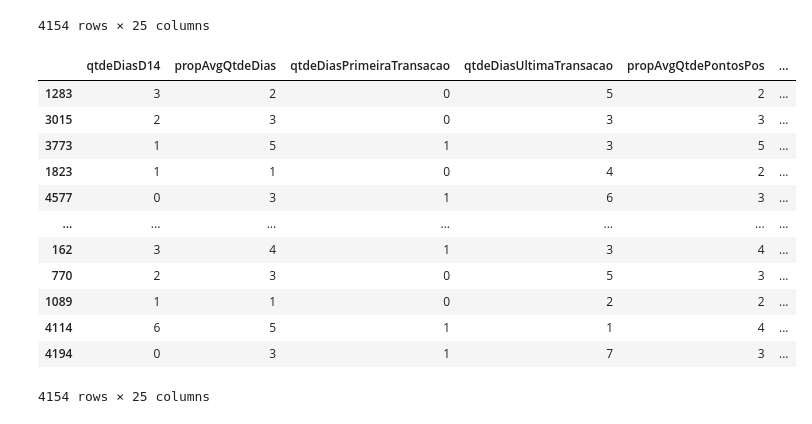
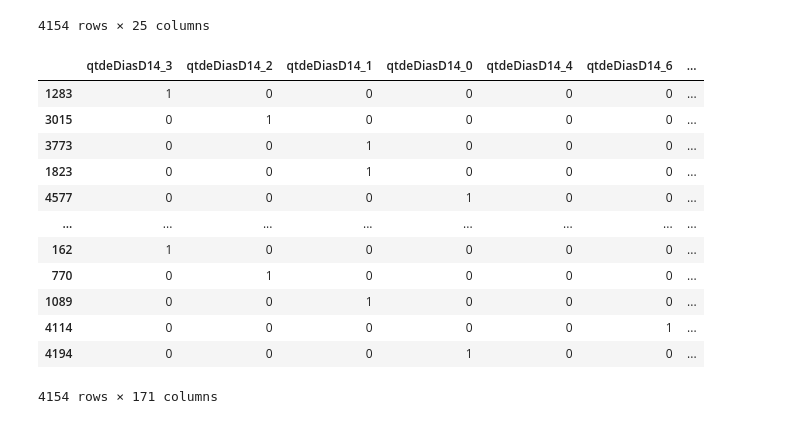
Before and after one commit to Elbiabuglio/Projeto-Machine-Learning, a Jupyter notebook: churn/train.ipynb, the cells around one changed output. Drawn from its saved outputs; the diff is of its cells as text; code cells hidden in the pictures.

```diff
--- a/churn/train.ipynb
+++ b/churn/train.ipynb
@@ -153,31 +153,42 @@ X_train[best_features]
 # %%
 # MODIFY
 
-from feature_engine import discretisation
+from feature_engine import discretisation, encoding
+from sklearn import pipeline
 
+# Discretizacão
 tree_discretization = discretisation.DecisionTreeDiscretiser(
     variables=best_features,
     regression=False,
     bin_output='bin_number',
     cv=3,
 )
 
-tree_discretization.fit(X_train[best_features], y_train)
 
-X_train_transforme = tree_discretization.transform(X_train[best_features])
-X_train_transforme
+# Discretize X_train[best_features]
+X_train_transform = tree_discretization.fit_transform(X_train[best_features], y_train)
+
+# One-Hot
+onehot = encoding.OneHotEncoder(
+    variables=best_features,
+    ignore_format=True
+)
+onehot.fit(X_train_transform, y_train)
+
+X_train_transform = onehot.transform(X_train_transform)
+X_train_transform
 # %% [output]
-|  | qtdeDiasD14 | propAvgQtdeDias | qtdeDiasPrimeiraTransacao | qtdeDiasUltimaTransacao | propAvgQtdePontosPos | ... |
-| 1283 | 3 | 2 | 0 | 5 | 2 | ... |
-| 3015 | 2 | 3 | 0 | 3 | 3 | ... |
-| 3773 | 1 | 5 | 1 | 3 | 5 | ... |
-| 1823 | 1 | 1 | 0 | 4 | 2 | ... |
-| 4577 | 0 | 3 | 1 | 6 | 3 | ... |
-| ... | ... | ... | ... | ... | ... | ... |
-| 162 | 3 | 4 | 1 | 3 | 4 | ... |
-| 770 | 2 | 3 | 0 | 5 | 3 | ... |
-| 1089 | 1 | 1 | 0 | 2 | 2 | ... |
-| 4114 | 6 | 5 | 1 | 1 | 4 | ... |
-| 4194 | 0 | 3 | 1 | 7 | 3 | ... |
+|  | qtdeDiasD14_3 | qtdeDiasD14_2 | qtdeDiasD14_1 | qtdeDiasD14_0 | qtdeDiasD14_4 | qtdeDiasD14_6 | ... |
+| 1283 | 1 | 0 | 0 | 0 | 0 | 0 | ... |
+| 3015 | 0 | 1 | 0 | 0 | 0 | 0 | ... |
+| 3773 | 0 | 0 | 1 | 0 | 0 | 0 | ... |
+| 1823 | 0 | 0 | 1 | 0 | 0 | 0 | ... |
+| 4577 | 0 | 0 | 0 | 1 | 0 | 0 | ... |
+| ... | ... | ... | ... | ... | ... | ... | ... |
+| 162 | 1 | 0 | 0 | 0 | 0 | 0 | ... |
+| 770 | 0 | 1 | 0 | 0 | 0 | 0 | ... |
+| 1089 | 0 | 0 | 1 | 0 | 0 | 0 | ... |
+| 4114 | 0 | 0 | 0 | 0 | 0 | 1 | ... |
+| 4194 | 0 | 0 | 0 | 1 | 0 | 0 | ... |
-4154 rows × 25 columns
+4154 rows × 171 columns
 # %%
```
Also changed, not shown: parts of 5 cells of this notebook.
